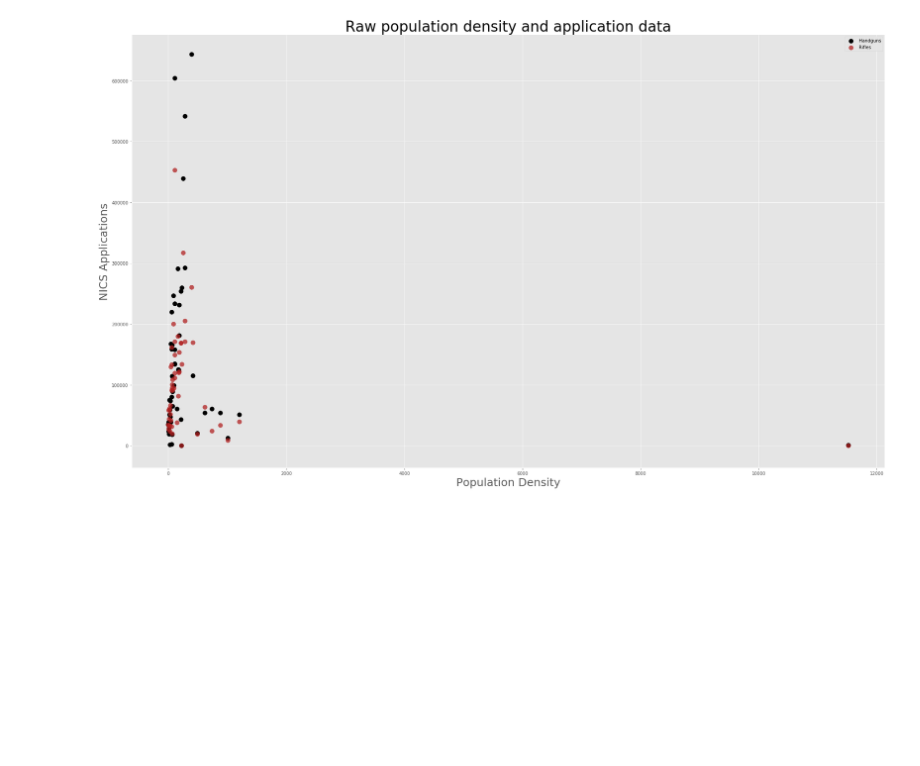
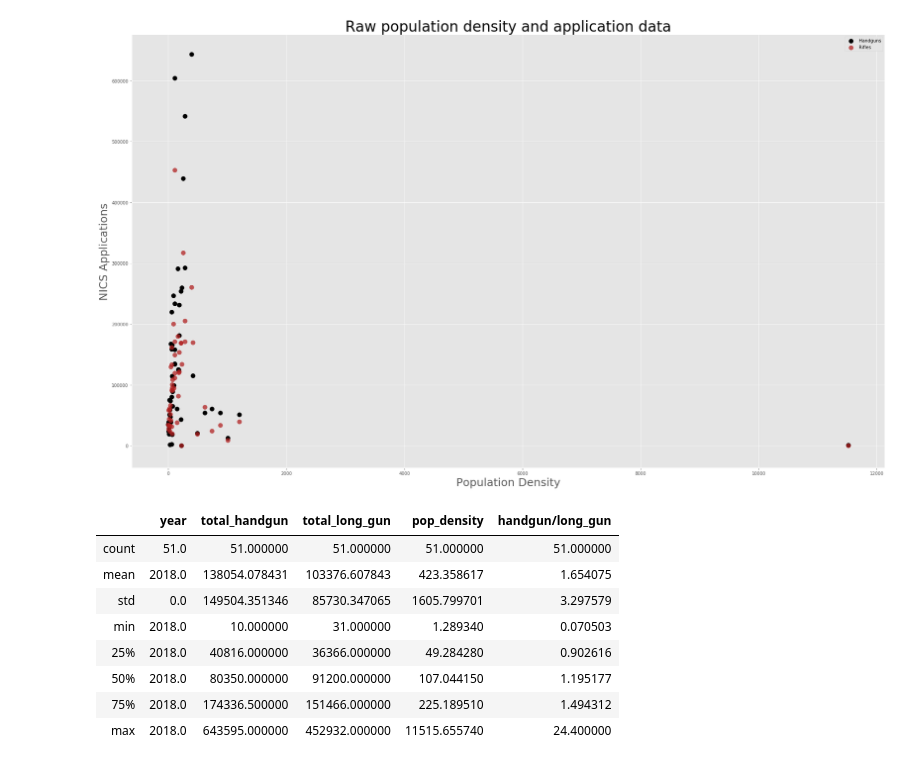
Before and after one commit to RellikDog/Capstone1, a Jupyter notebook: Capstone.ipynb, the cells around one changed output. Drawn from its saved outputs; the diff is of its cells as text; code cells hidden in the pictures; blank space fills up the shorter version.

```diff
--- a/Capstone.ipynb
+++ b/Capstone.ipynb
@@ -180,3 +180,15 @@ fig.tight_layout()
 #fig.savefig('graphs/scatter-withDC.png')
 # %% [output]
 [figure]
+# %%
+nics_2018_df.describe()
+# %% [output]
+|  | year | total_handgun | total_long_gun | pop_density | handgun/long_gun |
+| count | 51.0 | 51.000000 | 51.000000 | 51.000000 | 51.000000 |
+| mean | 2018.0 | 138054.078431 | 103376.607843 | 423.358617 | 1.654075 |
+| std | 0.0 | 149504.351346 | 85730.347065 | 1605.799701 | 3.297579 |
+| min | 2018.0 | 10.000000 | 31.000000 | 1.289340 | 0.070503 |
+| 25% | 2018.0 | 40816.000000 | 36366.000000 | 49.284280 | 0.902616 |
+| 50% | 2018.0 | 80350.000000 | 91200.000000 | 107.044150 | 1.195177 |
+| 75% | 2018.0 | 174336.500000 | 151466.000000 | 225.189510 | 1.494312 |
+| max | 2018.0 | 643595.000000 | 452932.000000 | 11515.655740 | 24.400000 |
```
Also changed, not shown: parts of 2 cells of this notebook, 2 other files.
